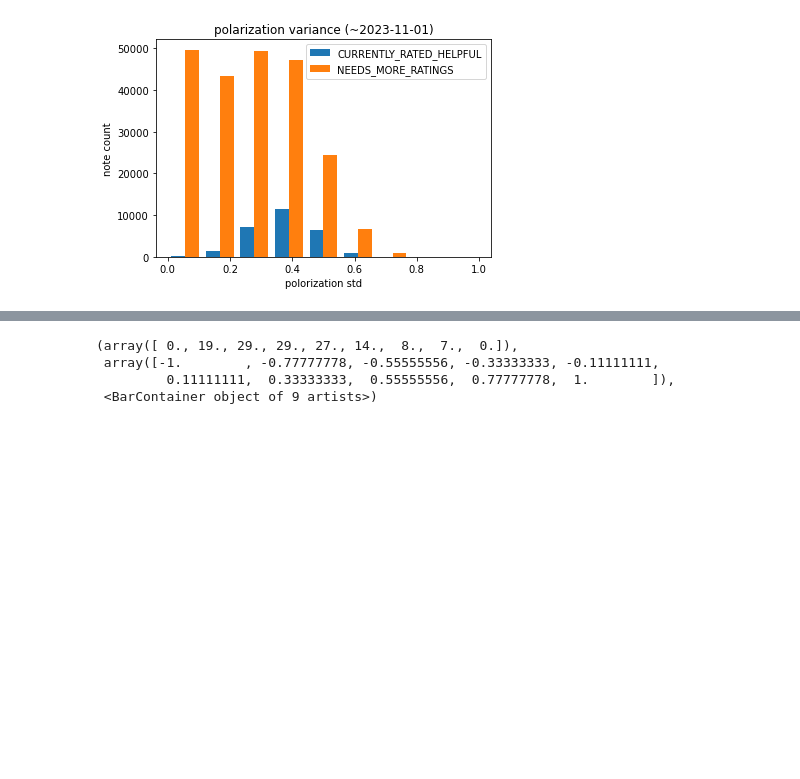
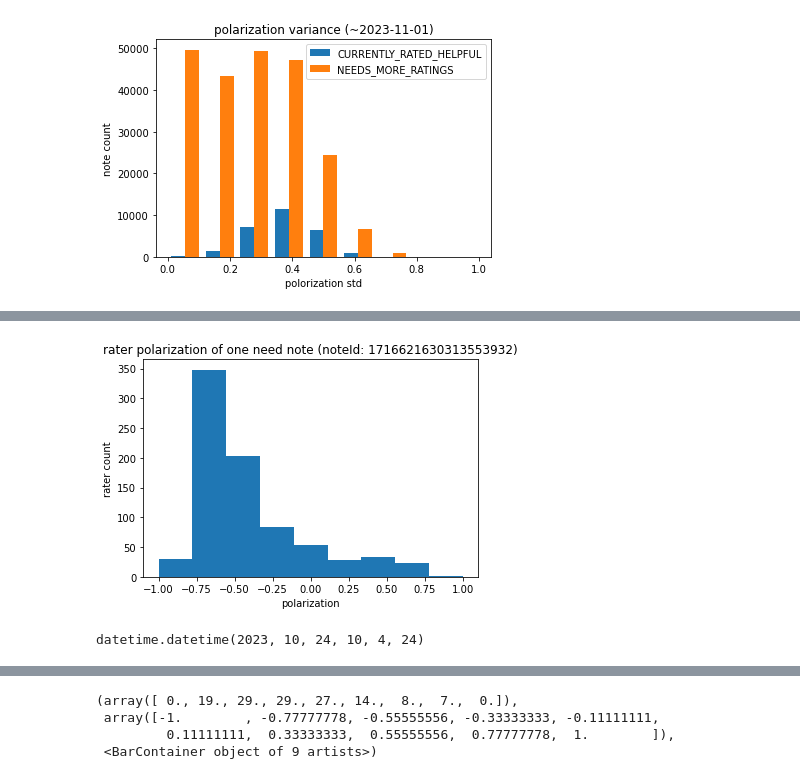
Before and after one commit to SnoozingJellyfish/communitynotes, a Jupyter notebook: note_analysis.ipynb, the cells around one changed output, grey strips where cells are left out. Drawn from its saved outputs; the diff is of its cells as text; code cells hidden in the pictures; blank space fills up the shorter version.

```diff
--- a/note_analysis.ipynb
+++ b/note_analysis.ipynb
@@ -235,0 +273,18 @@ plt.savefig(os.path.join(figure_dir, "std_polorization_per_note_histgram.jpg"))
+# %%
+# 多くの評価を受けているが非公開になっているノート
+
+bins = np.linspace(-1, 1, 10)
+plt.xlabel(f"polarization")
+plt.ylabel("rater count")
+plt.title(f"rater polarization of one need note (noteId: 1716621630313553932)")
+plt.hist(need_user_factor_dict["1716621630313553932"], bins=bins)
+plt.savefig(os.path.join(figure_dir, "rater_polarization_of_need_note_histgram.jpg"))
+
+# line of notes-00000.tsv: 292102
+# NOTE: noted tweet ID: 1716457180189085834
+# %% [output]
+[figure, added]
+# %%
+dt.datetime.fromtimestamp(1698109464610//1000)
+# %% [output]
+datetime.datetime(2023, 10, 24, 10, 4, 24)
```
Also changed, not shown: parts of 7 cells of this notebook, 4 other files.
